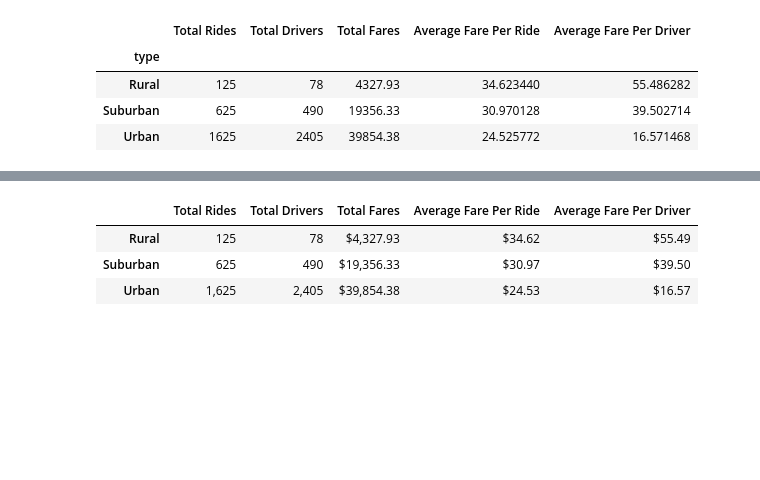
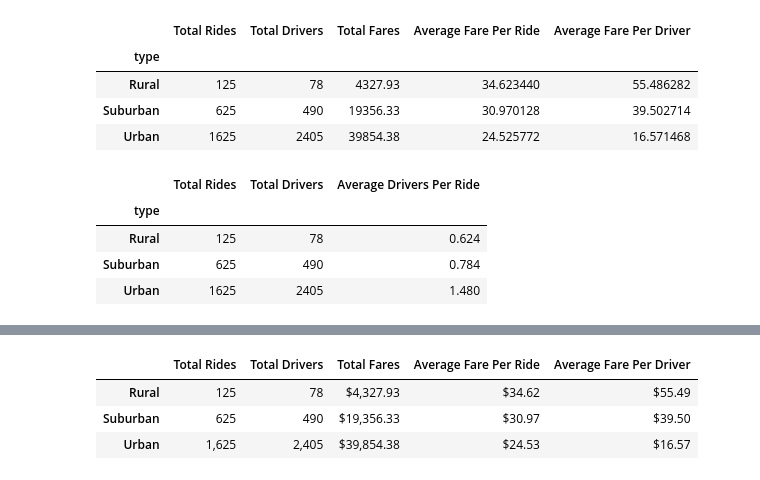
Before and after one commit to Amandank95/PyBer_Analysis, a Jupyter notebook: resources/PyBer_Challenge.ipynb, the cells around one changed output, grey strips where cells are left out. Cells and saved outputs as stored; diff of their text form; code cells hidden in the pictures; blank space fills up the shorter version.

```diff
--- a/resources/PyBer_Challenge.ipynb
+++ b/resources/PyBer_Challenge.ipynb
@@ -102,3 +101,17 @@ ride_summary_df
 | Rural | 125 | 78 | 4327.93 | 34.623440 | 55.486282 |
 | Suburban | 625 | 490 | 19356.33 | 30.970128 | 39.502714 |
 | Urban | 1625 | 2405 | 39854.38 | 24.525772 | 16.571468 |
+# %%
+# generate average drivers per ride and a dataframe for the average
+average_drivers_per_ride = total_drivers_per_city_type / total_rides_per_city_type
+average_drivers = pd.DataFrame()
+average_drivers["Total Rides"] = total_rides_per_city_type
+average_drivers["Total Drivers"] = total_drivers_per_city_type
+average_drivers["Average Drivers Per Ride"] = average_drivers_per_ride
+average_drivers
+# %% [output]
+|  | Total Rides | Total Drivers | Average Drivers Per Ride |
+| type |  |  |  |
+| Rural | 125 | 78 | 0.624 |
+| Suburban | 625 | 490 | 0.784 |
+| Urban | 1625 | 2405 | 1.480 |
```
Also changed, not shown: parts of 6 cells of this notebook, 6 other files.
